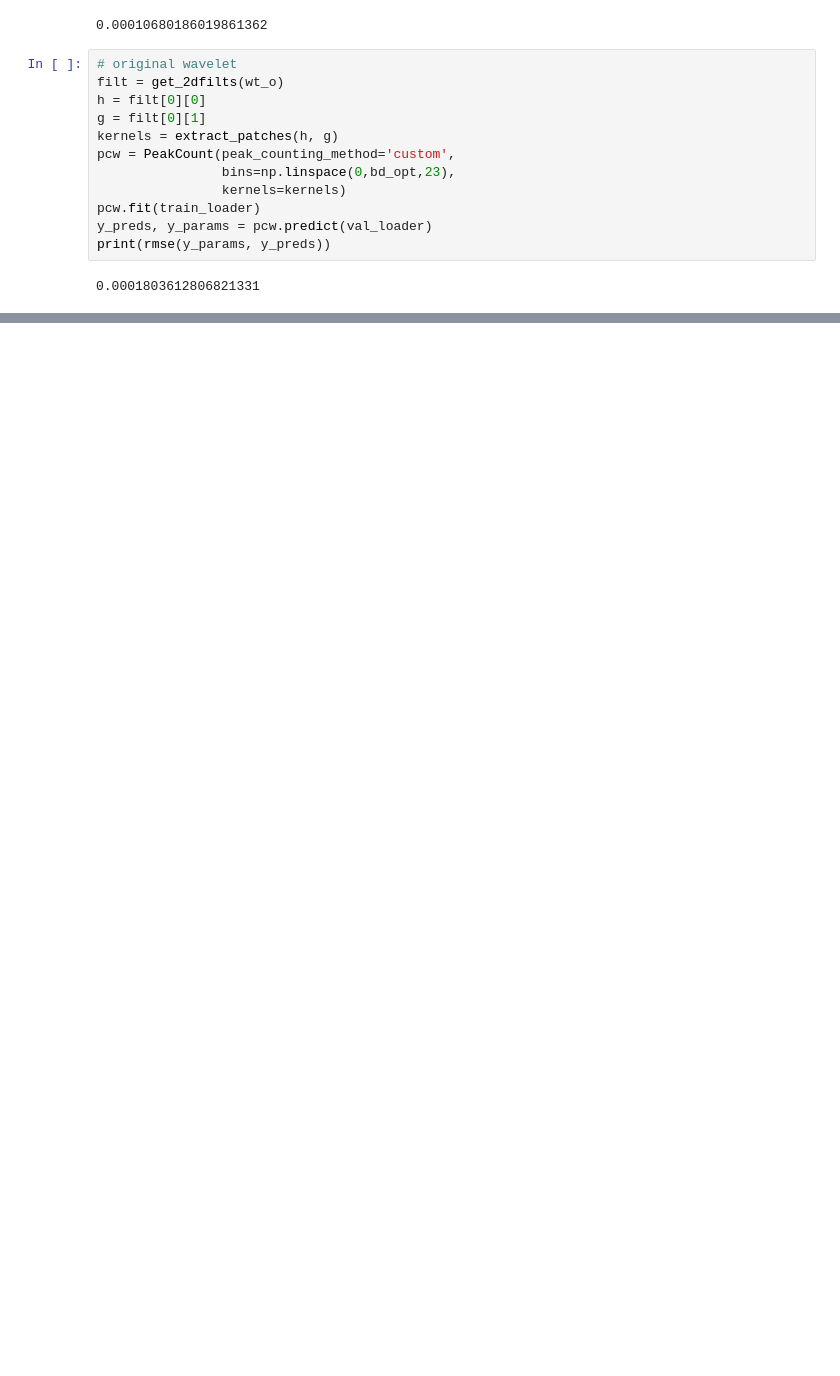
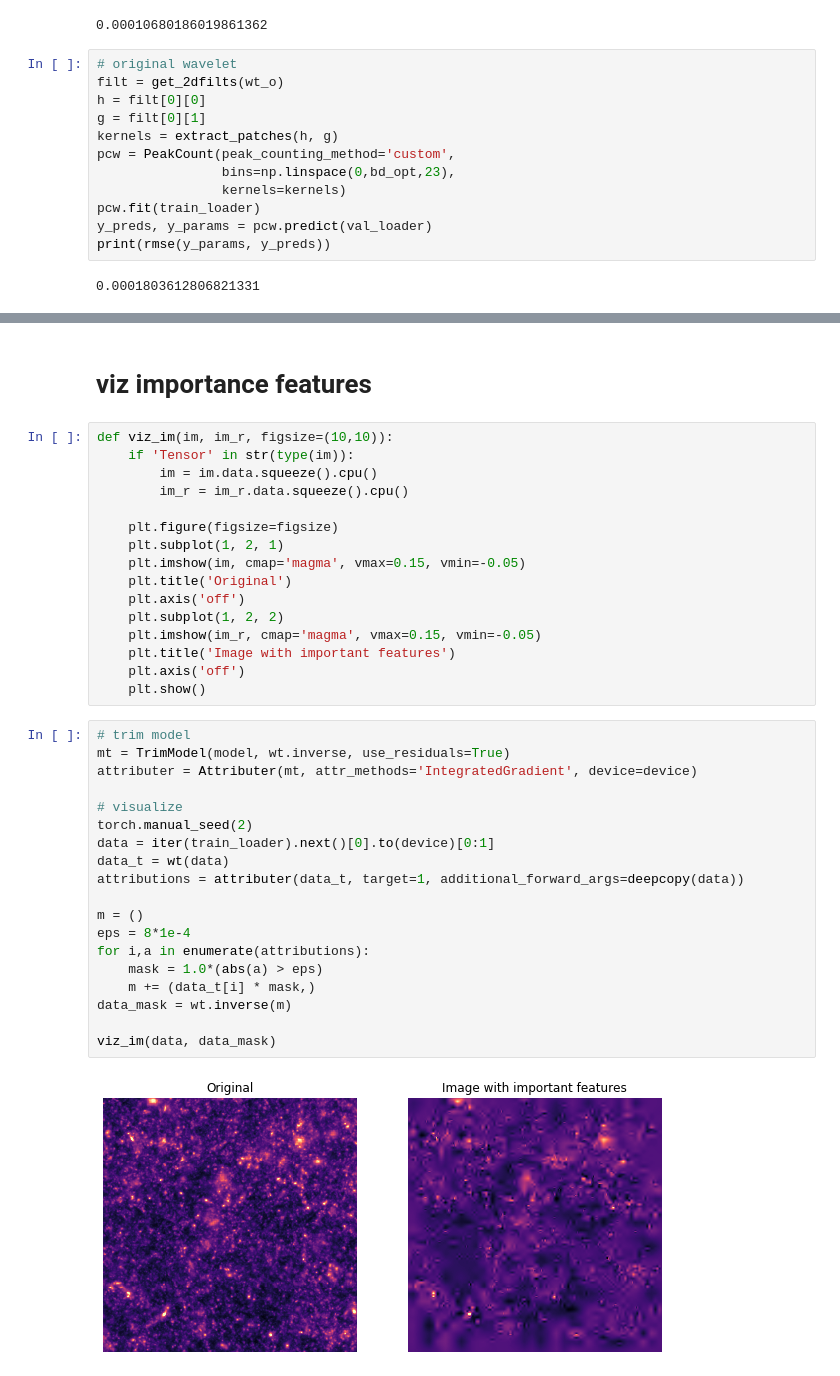
Before and after one commit to Yu-Group/adaptive-wavelets, a Jupyter notebook: notebooks/cosmology/03_evaluate.ipynb, the cells around one changed output, grey strips where cells are left out. Cells and saved outputs as stored; diff of their text form; blank space fills up the shorter version.

```diff
--- a/notebooks/cosmology/03_evaluate.ipynb
+++ b/notebooks/cosmology/03_evaluate.ipynb
@@ -205,0 +206,39 @@ Wavelet loss: lSum=0.000000 hsum=0.000000 L2norm=0.000018 CMF=0.001244 Conv=0.00
+# %% [markdown]
+# viz importance features
+# %%
+def viz_im(im, im_r, figsize=(10,10)):
+    if 'Tensor' in str(type(im)):
+        im = im.data.squeeze().cpu()
+        im_r = im_r.data.squeeze().cpu()
+
+    plt.figure(figsize=figsize)
+    plt.subplot(1, 2, 1)
+    plt.imshow(im, cmap='magma', vmax=0.15, vmin=-0.05)
+    plt.title('Original')
+    plt.axis('off')
+    plt.subplot(1, 2, 2)
+    plt.imshow(im_r, cmap='magma', vmax=0.15, vmin=-0.05)
+    plt.title('Image with important features')
+    plt.axis('off')
+    plt.show()
+# %%
+# trim model
+mt = TrimModel(model, wt.inverse, use_residuals=True)
+attributer = Attributer(mt, attr_methods='IntegratedGradient', device=device)
+
+# visualize
+torch.manual_seed(2)
+data = iter(train_loader).next()[0].to(device)[0:1]
+data_t = wt(data)
+attributions = attributer(data_t, target=1, additional_forward_args=deepcopy(data))
+
+m = ()
+eps = 8*1e-4
+for i,a in enumerate(attributions):
+    mask = 1.0*(abs(a) > eps)
+    m += (data_t[i] * mask,)
+data_mask = wt.inverse(m)
+
+viz_im(data, data_mask)
+# %% [output]
+[figure, added]
```
Also changed, not shown: parts of 10 cells of this notebook, 6 other files.
